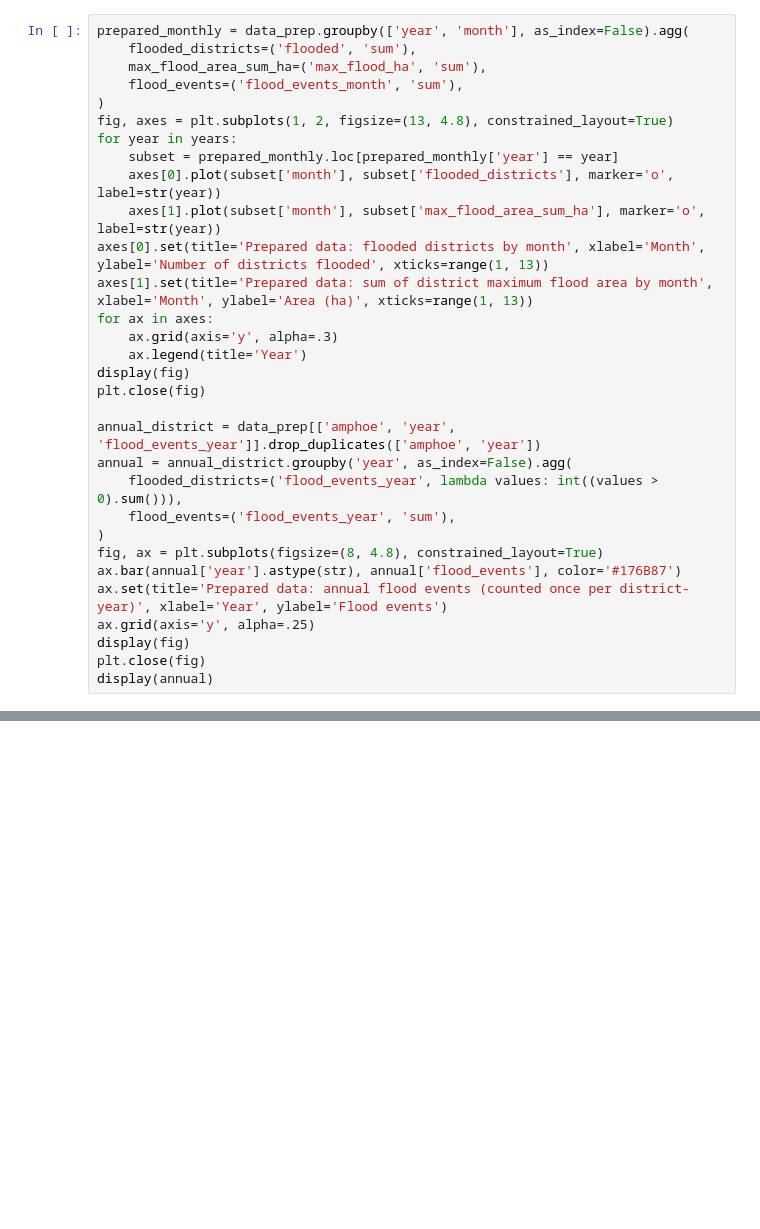
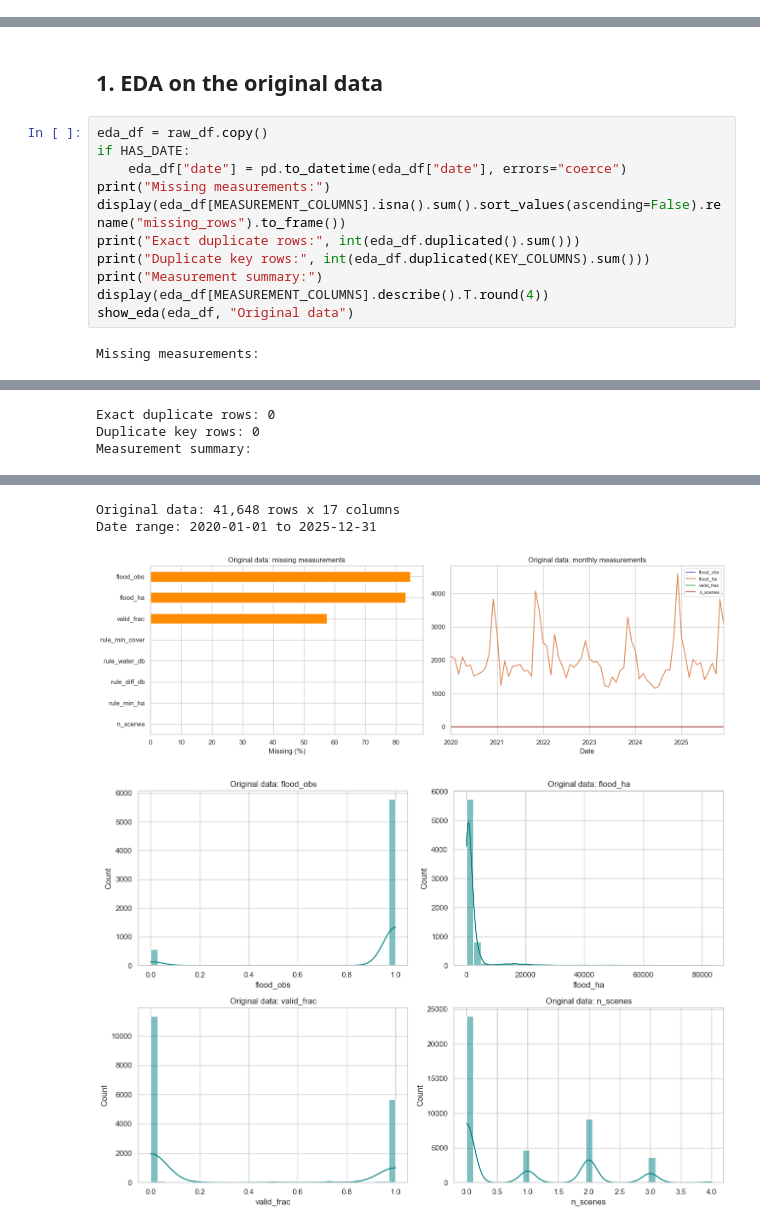
Before and after one commit to Kanokphol-Kanlayapak/Project_Wetzy, a Jupyter notebook: Machine Learning/clean_data/ประวัติน้ำท่วม.ipynb, the cells around one changed output, grey strips where cells are left out. Drawn from its saved outputs; the diff is of its cells as text; blank space fills up the shorter version.

```diff
--- a/Machine Learning/clean_data/ประวัติน้ำท่วม.ipynb
+++ b/Machine Learning/clean_data/ประวัติน้ำท่วม.ipynb
@@ -230,31 +0,0 @@ display(data_prep.head(12))
-# %%
-prepared_monthly = data_prep.groupby(['year', 'month'], as_index=False).agg(
-    flooded_districts=('flooded', 'sum'),
-    max_flood_area_sum_ha=('max_flood_ha', 'sum'),
-    flood_events=('flood_events_month', 'sum'),
-)
-fig, axes = plt.subplots(1, 2, figsize=(13, 4.8), constrained_layout=True)
-for year in years:
-    subset = prepared_monthly.loc[prepared_monthly['year'] == year]
-    axes[0].plot(subset['month'], subset['flooded_districts'], marker='o', label=str(year))
-    axes[1].plot(subset['month'], subset['max_flood_area_sum_ha'], marker='o', label=str(year))
-axes[0].set(title='Prepared data: flooded districts by month', xlabel='Month', ylabel='Number of districts flooded', xticks=range(1, 13))
-axes[1].set(title='Prepared data: sum of district maximum flood area by month', xlabel='Month', ylabel='Area (ha)', xticks=range(1, 13))
-for ax in axes:
-    ax.grid(axis='y', alpha=.3)
-    ax.legend(title='Year')
-display(fig)
-plt.close(fig)
-
-annual_district = data_prep[['amphoe', 'year', 'flood_events_year']].drop_duplicates(['amphoe', 'year'])
-annual = annual_district.groupby('year', as_index=False).agg(
-    flooded_districts=('flood_events_year', lambda values: int((values > 0).sum())),
-    flood_events=('flood_events_year', 'sum'),
-)
-fig, ax = plt.subplots(figsize=(8, 4.8), constrained_layout=True)
-ax.bar(annual['year'].astype(str), annual['flood_events'], color='#176B87')
-ax.set(title='Prepared data: annual flood events (counted once per district-year)', xlabel='Year', ylabel='Flood events')
-ax.grid(axis='y', alpha=.25)
-display(fig)
-plt.close(fig)
-display(annual)
@@ -284,0 +114,15 @@ print(f'{len(data_prep)} แถว | {data_prep["amphoe"].nunique()} อำเ
+# %% [markdown]
+## 1. EDA on the original data
+# %%
+eda_df = raw_df.copy()
+if HAS_DATE:
+    eda_df["date"] = pd.to_datetime(eda_df["date"], errors="coerce")
+print("Missing measurements:")
+display(eda_df[MEASUREMENT_COLUMNS].isna().sum().sort_values(ascending=False).rename("missing_rows").to_frame())
+print("Exact duplicate rows:", int(eda_df.duplicated().sum()))
+print("Duplicate key rows:", int(eda_df.duplicated(KEY_COLUMNS).sum()))
+print("Measurement summary:")
+display(eda_df[MEASUREMENT_COLUMNS].describe().T.round(4))
+show_eda(eda_df, "Original data")
+# %% [output]
+Missing measurements:
@@ -284,0 +138,3 @@ print(f'{len(data_prep)} แถว | {data_prep["amphoe"].nunique()} อำเ
+Exact duplicate rows: 0
+Duplicate key rows: 0
+Measurement summary:
@@ -284,0 +150,4 @@ print(f'{len(data_prep)} แถว | {data_prep["amphoe"].nunique()} อำเ
+Original data: 41,648 rows x 17 columns
+Date range: 2020-01-01 to 2025-12-31
+[figure, added]
+[figure, added]
```
Also changed, not shown: parts of 26 cells of this notebook, 50 other files.
